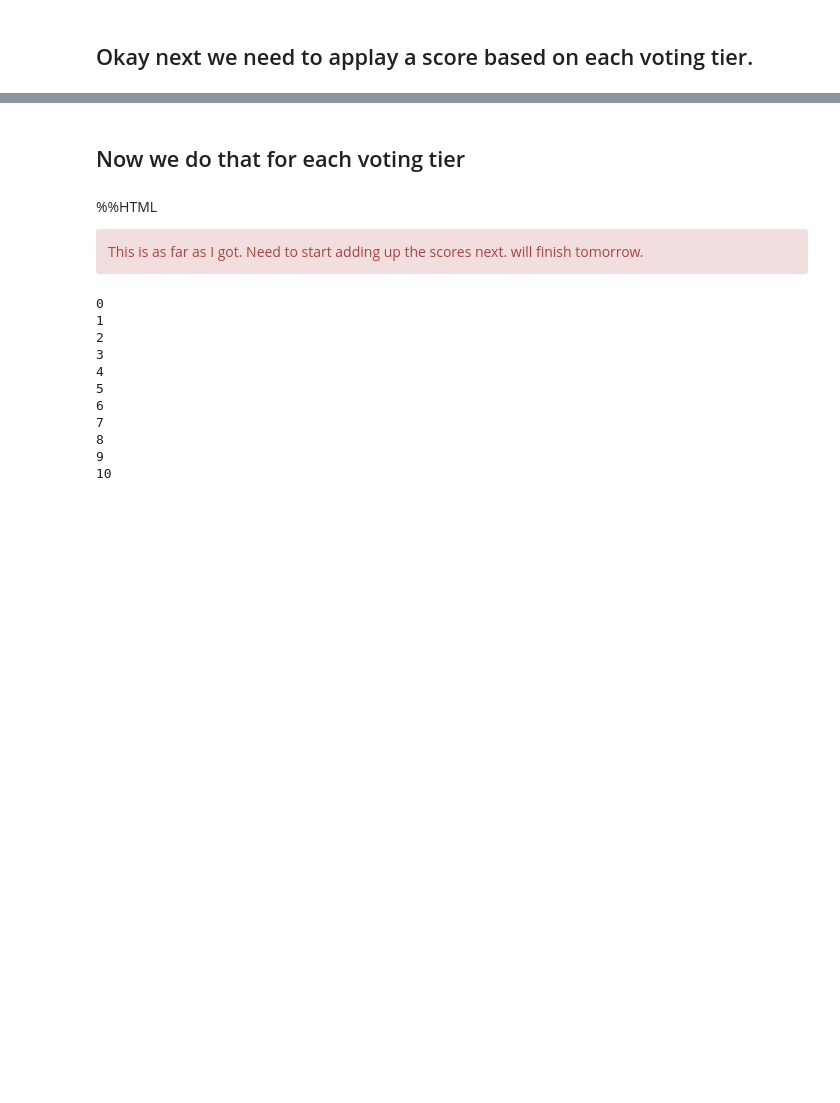
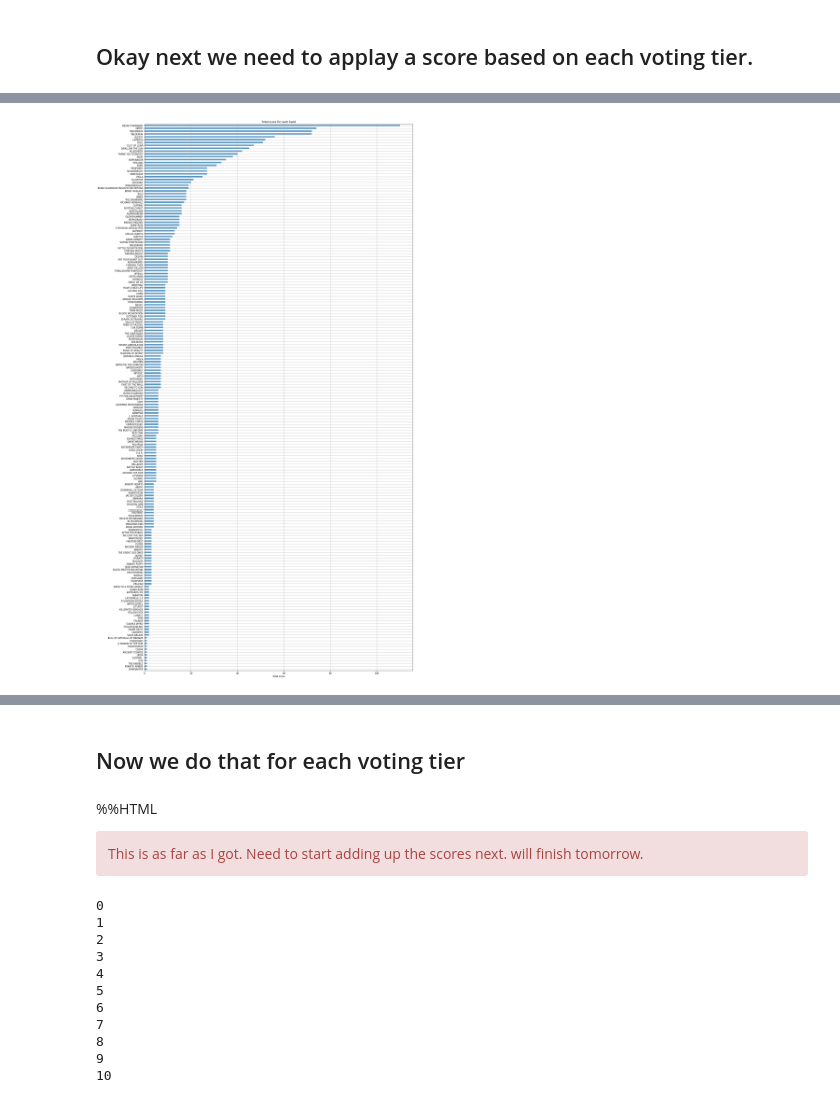
Before and after one commit to marrabld/Neo2019, a Jupyter notebook: data/2019count.ipynb, the cells around one changed output, grey strips where cells are left out. Cells and saved outputs as stored; diff of their text form; code cells hidden in the pictures; blank space fills up the shorter version.

Commit message:
weighted scores now done

```diff
--- a/data/2019count.ipynb
+++ b/data/2019count.ipynb
@@ -168,2 +199,5 @@ pylab.grid()
 # %% [markdown]
 ##  Okay next we need to applay a score based on each voting tier.
+# %%
+pd_score = pd.concat([band_count_list[1]* 10, band_count_list[2] * 9, band_count_list[3] * 8, band_count_list[4] * 7, band_count_list[5] * 6, band_count_list[6] * 5, band_count_list[7] * 4, band_count_list[8] * 3, band_count_list[9] * 2, band_count_list[10]], axis=1, sort=True).fillna(0)
+pd_score.head(10)
@@ -169,0 +216,18 @@ pylab.grid()
+# %%
+pylab.figure(figsize=(20,35))
+
+#pylab.font_manager.FontProperties(fname=os.path.expanduser('~/Library/Fonts/ipaexg.ttf'))
+
+total_score = pd_score.sum(axis=1)
+#total_score.sort()
+ax = total_score.sort_values(ascending=True).plot('barh', alpha=0.8)
+ax.xaxis.tick_top()
+ax.xaxis.tick_bottom()
+
+pylab.title('Total score for each band')
+pylab.xlabel('Total score')
+pylab.grid()
+pylab.tight_layout()
+pylab.savefig('Total.png')
+# %% [output]
+[figure, added]
```
Also changed, not shown: parts of 26 cells of this notebook, 6 other files.
